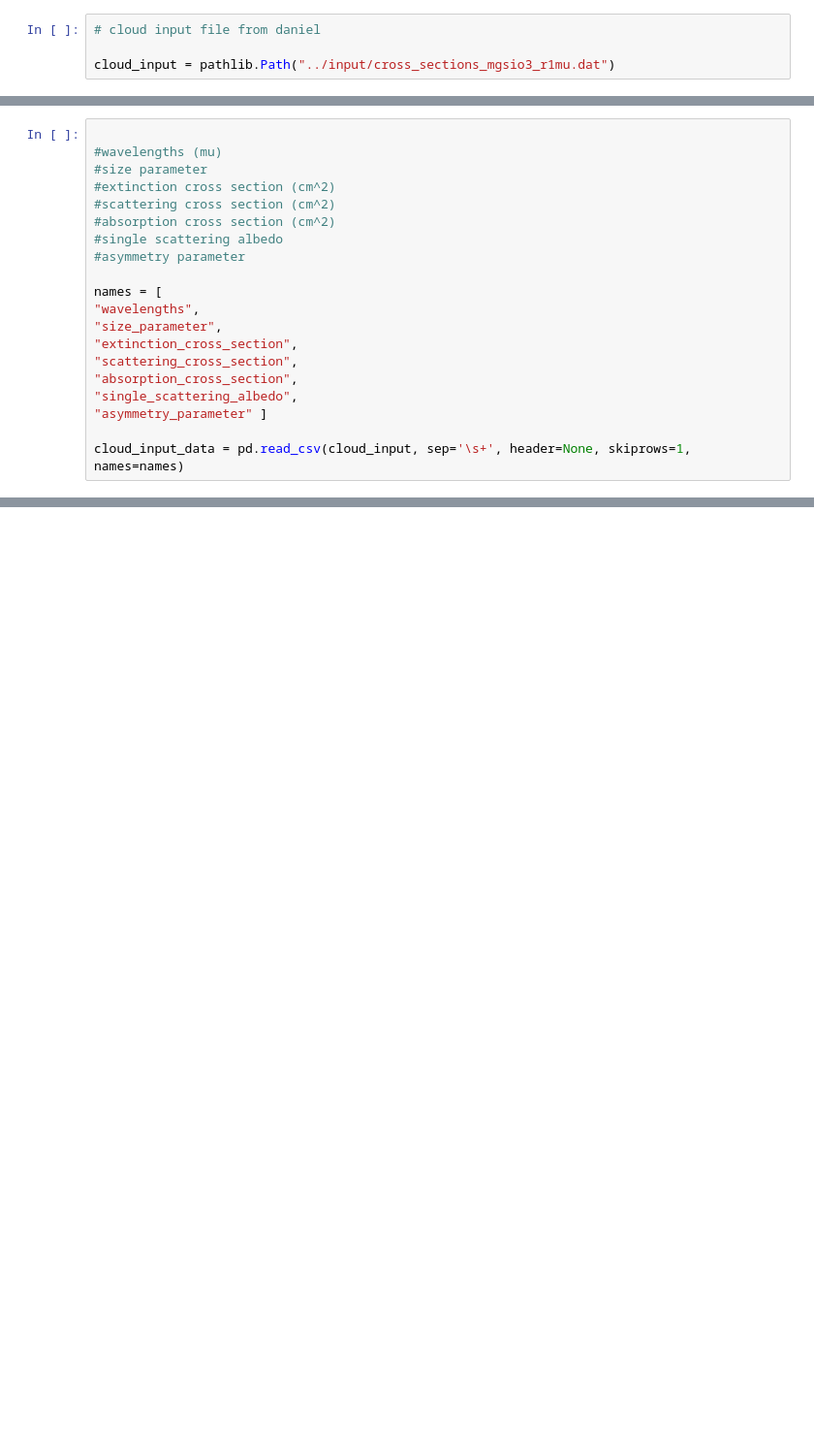
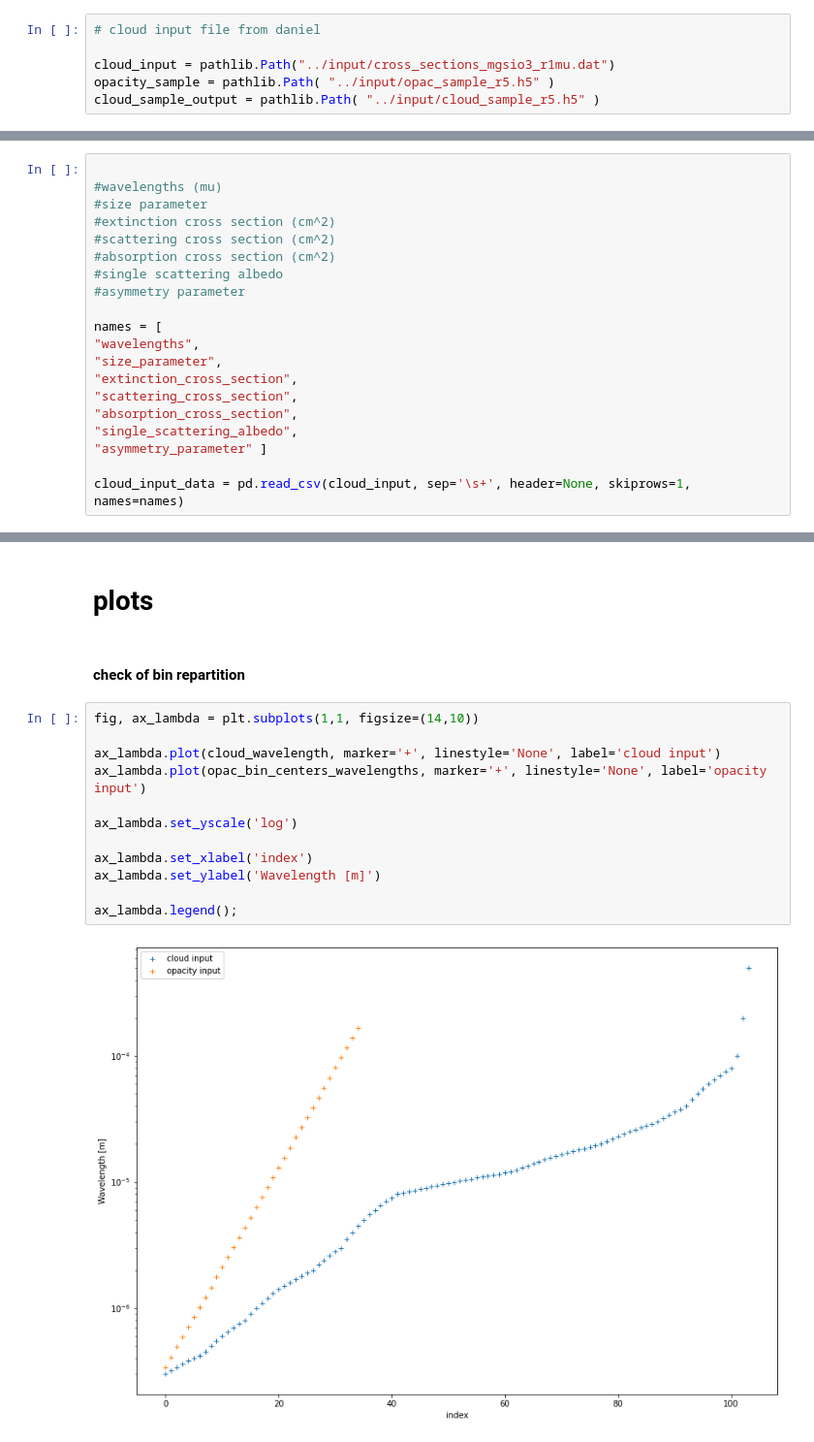
Before and after one commit to nabajour/Alfrodull, a Jupyter notebook: tools/create_cloud_file.ipynb, the cells around one changed output, grey strips where cells are left out. Shown: that part at 97% size. Cells and saved outputs as stored; diff of their text form; blank space fills up the shorter version.

```diff
--- a/tools/create_cloud_file.ipynb
+++ b/tools/create_cloud_file.ipynb
@@ -29,3 +31,5 @@ import matplotlib.pyplot as plt
 # cloud input file from daniel
 
 cloud_input = pathlib.Path("../input/cross_sections_mgsio3_r1mu.dat")
+opacity_sample = pathlib.Path( "../input/opac_sample_r5.h5" )
+cloud_sample_output = pathlib.Path( "../input/cloud_sample_r5.h5" )
@@ -67,0 +148,18 @@ cloud_input_data
+# %% [markdown]
+# plots
+# %% [markdown]
+#### check of bin repartition
+# %%
+fig, ax_lambda = plt.subplots(1,1, figsize=(14,10))
+
+ax_lambda.plot(cloud_wavelength, marker='+', linestyle='None', label='cloud input')
+ax_lambda.plot(opac_bin_centers_wavelengths, marker='+', linestyle='None', label='opacity input')
+
+ax_lambda.set_yscale('log')
+
+ax_lambda.set_xlabel('index')
+ax_lambda.set_ylabel('Wavelength [m]')
+
+ax_lambda.legend();
+# %% [output]
+[figure, added]
```
Also changed, not shown: parts of 18 cells of this notebook.
